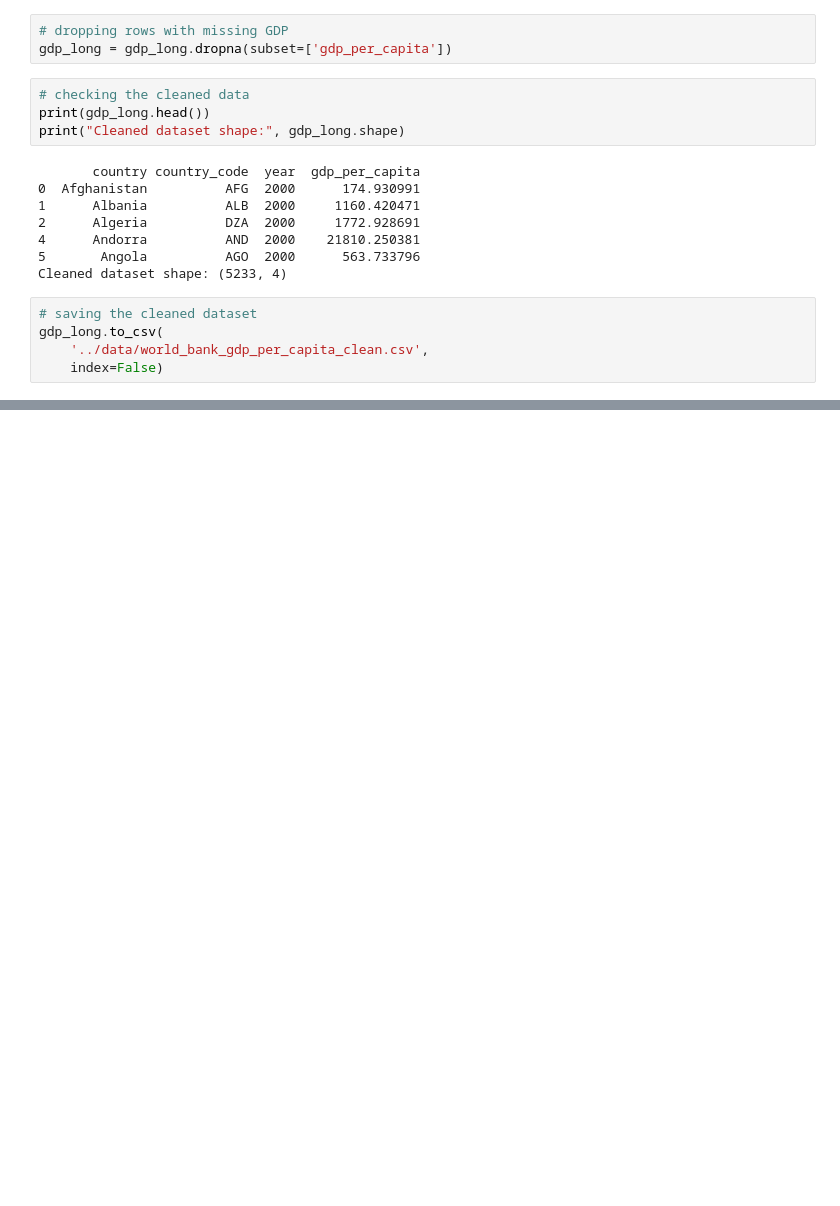
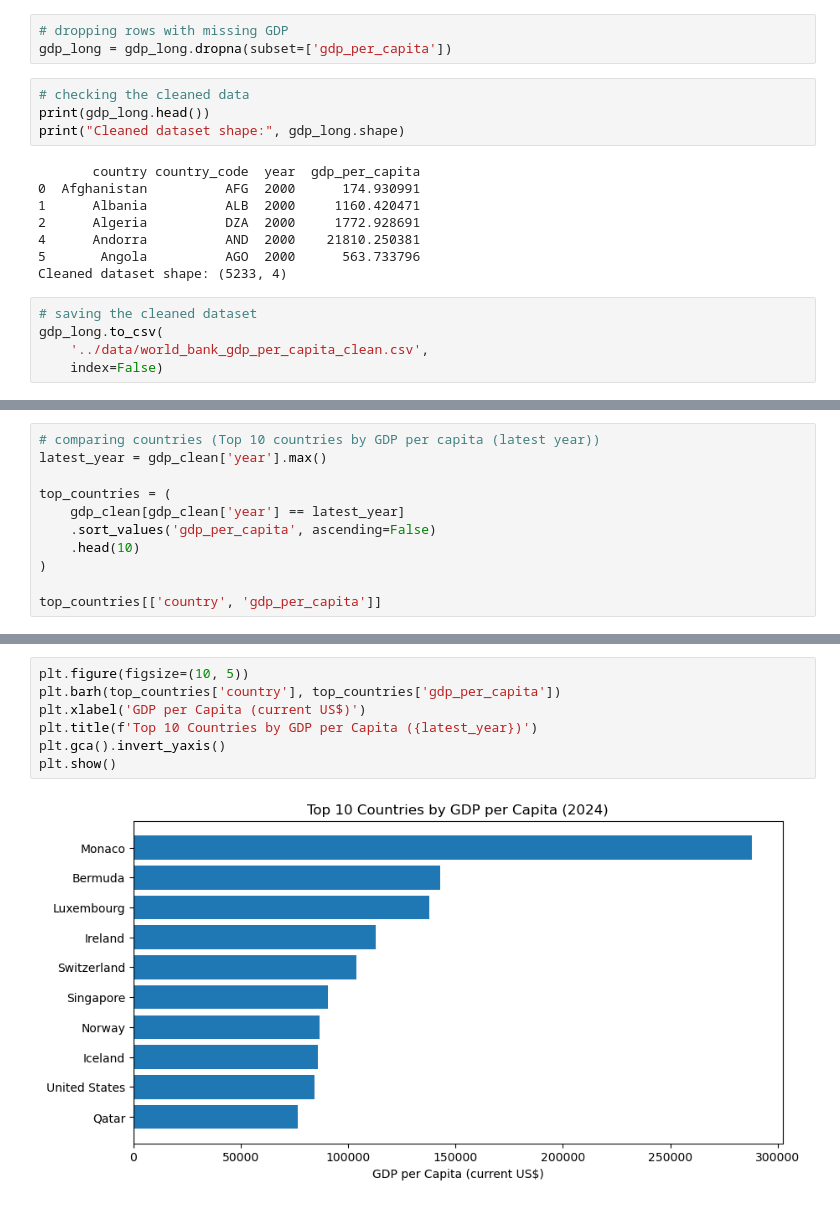
Before and after one commit to MonashTee/python-job-portfolio, a Jupyter notebook: week_01/notebooks/basic_economic_data.ipynb, the cells around one changed output, grey strips where cells are left out. Drawn from its saved outputs; the diff is of its cells as text; blank space fills up the shorter version.

```diff
--- a/week_01/notebooks/basic_economic_data.ipynb
+++ b/week_01/notebooks/basic_economic_data.ipynb
@@ -106,0 +164,11 @@ gdp_long.to_csv(
+# %%
+# comparing countries (Top 10 countries by GDP per capita (latest year))
+latest_year = gdp_clean['year'].max()
+
+top_countries = (
+    gdp_clean[gdp_clean['year'] == latest_year]
+    .sort_values('gdp_per_capita', ascending=False)
+    .head(10)
+)
+
+top_countries[['country', 'gdp_per_capita']]
@@ -106,0 +187,9 @@ gdp_long.to_csv(
+# %%
+plt.figure(figsize=(10, 5))
+plt.barh(top_countries['country'], top_countries['gdp_per_capita'])
+plt.xlabel('GDP per Capita (current US$)')
+plt.title(f'Top 10 Countries by GDP per Capita ({latest_year})')
+plt.gca().invert_yaxis()
+plt.show()
+# %% [output]
+[figure, added]
```
Also changed, not shown: parts of 8 cells of this notebook.
